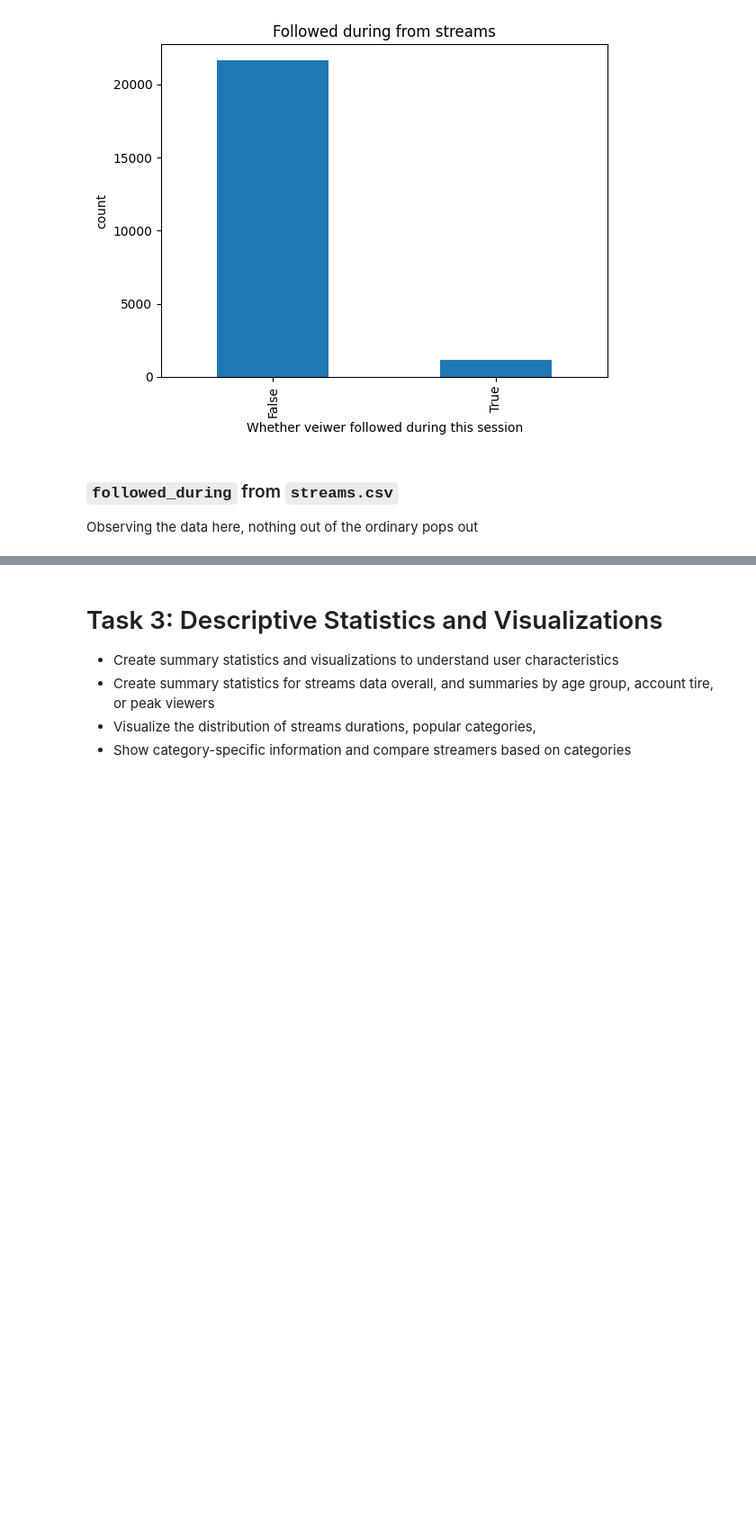
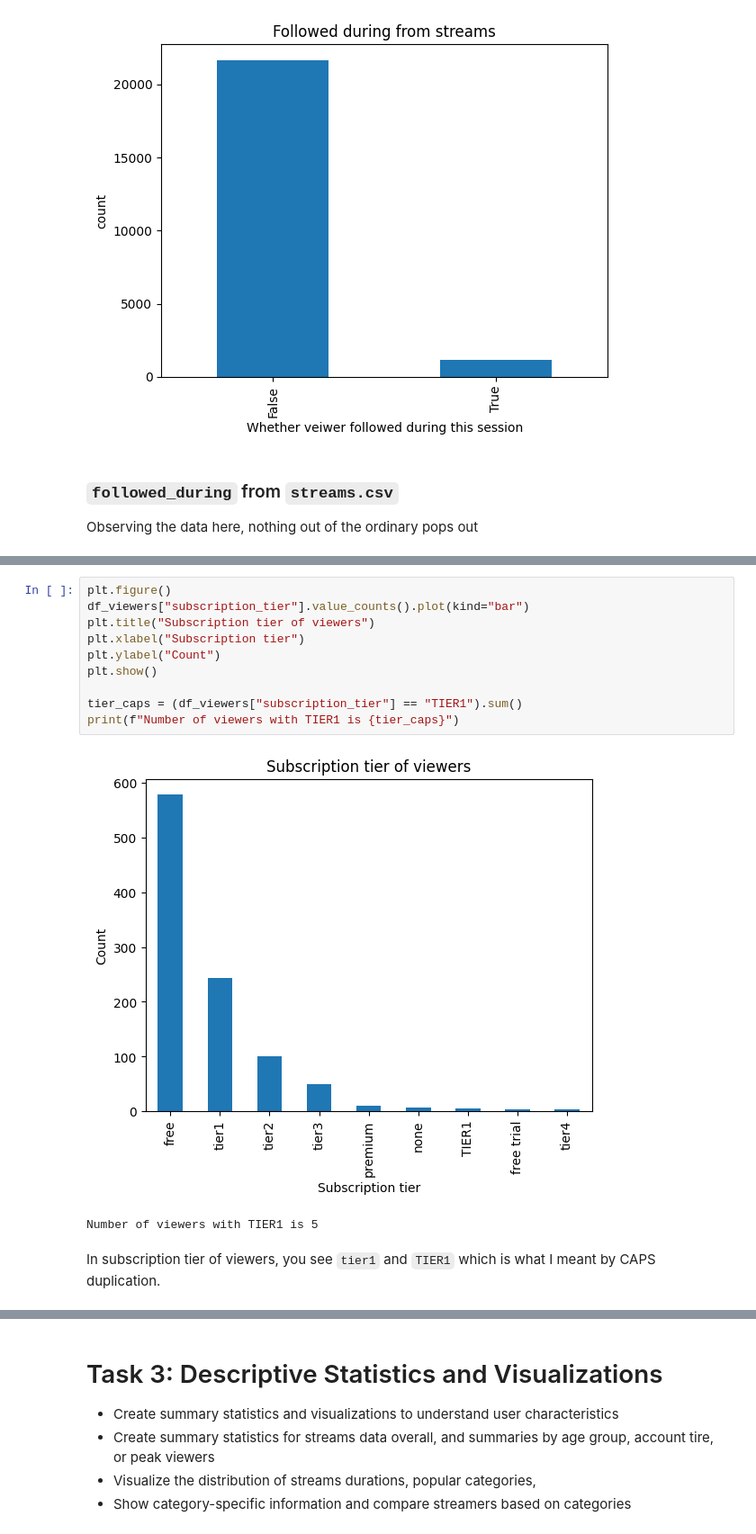
Before and after one commit to atifmmahmud/mahmud_atif_Assignment01, a Jupyter notebook: iat461_a1_atifm.ipynb, the cells around one changed output, grey strips where cells are left out. Shown at 90% size. Saved outputs shown, nothing was run; the diff lists cells and outputs as text; blank space fills up the shorter version.

```diff
--- a/iat461_a1_atifm.ipynb
+++ b/iat461_a1_atifm.ipynb
@@ -479,0 +506,15 @@ Number of missing values in category column in streams is  50
+# %%
+plt.figure()
+df_viewers["subscription_tier"].value_counts().plot(kind="bar")
+plt.title("Subscription tier of viewers")
+plt.xlabel("Subscription tier")
+plt.ylabel("Count")
+plt.show()
+
+tier_caps = (df_viewers["subscription_tier"] == "TIER1").sum()
+print(f"Number of viewers with TIER1 is {tier_caps}")
+# %% [output]
+[figure, added]
+Number of viewers with TIER1 is 5
+# %% [markdown]
+In subscription tier of viewers, you see `tier1` and `TIER1` which is what I meant by CAPS duplication.
```
Also changed, not shown: parts of 9 cells of this notebook.
